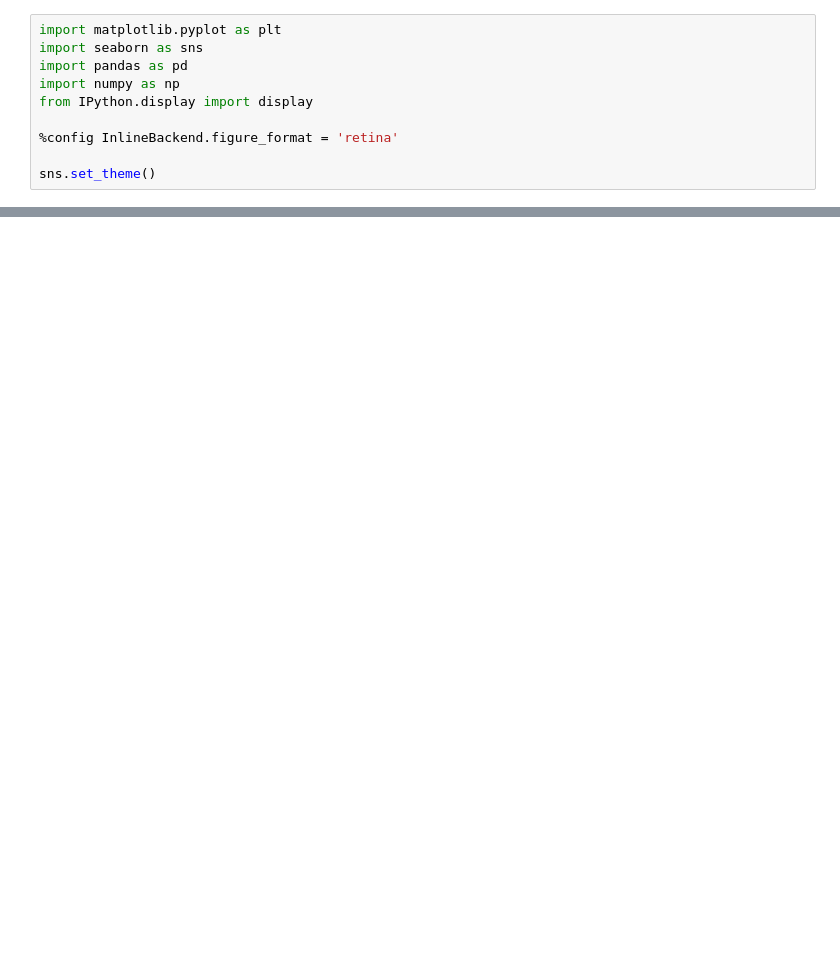
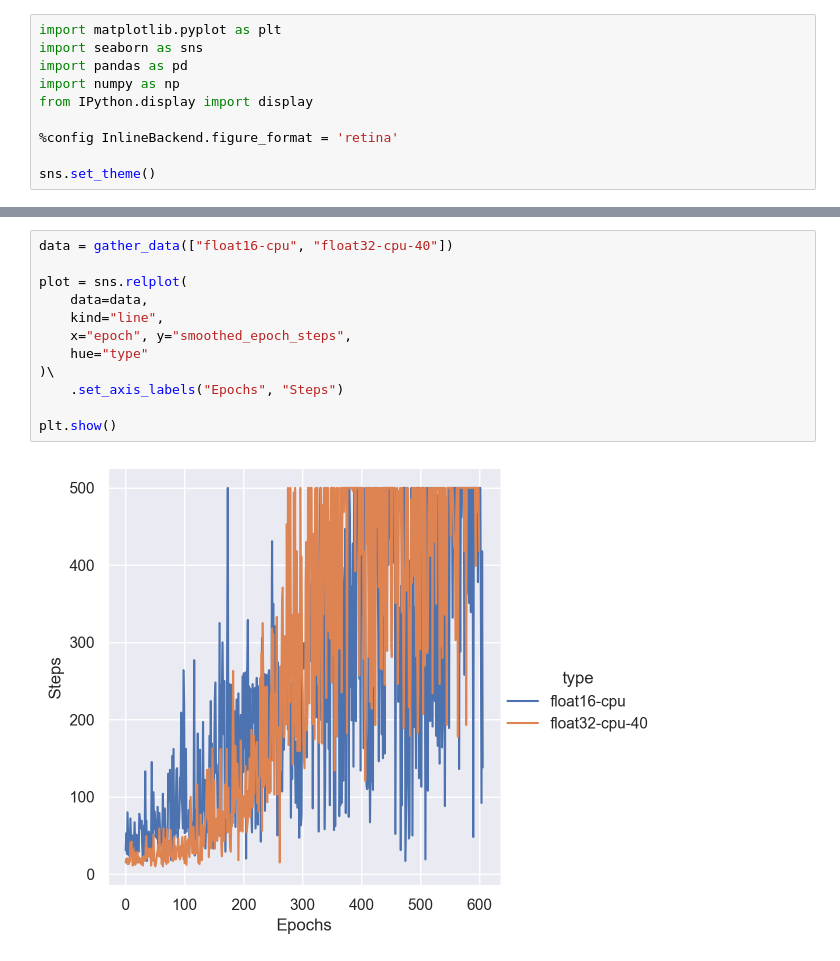
Before and after one commit to b0kch01/QuantizeRL, a Jupyter notebook: cart_pole/visualization.ipynb, the cells around one changed output, grey strips where cells are left out. Cells and saved outputs as stored; diff of their text form; blank space fills up the shorter version.

```diff
--- a/cart_pole/visualization.ipynb
+++ b/cart_pole/visualization.ipynb
@@ -32,0 +86,14 @@ ValueError: Length of tuple vectors must match length of `data` when both are us
+# %%
+data = gather_data(["float16-cpu", "float32-cpu-40"])
+
+plot = sns.relplot(
+    data=data,
+    kind="line",
+    x="epoch", y="smoothed_epoch_steps",
+    hue="type"
+)\
+    .set_axis_labels("Epochs", "Steps")
+
+plt.show()
+# %% [output]
+[figure, added]
```
Also changed, not shown: parts of 8 cells of this notebook, 27 other files.
